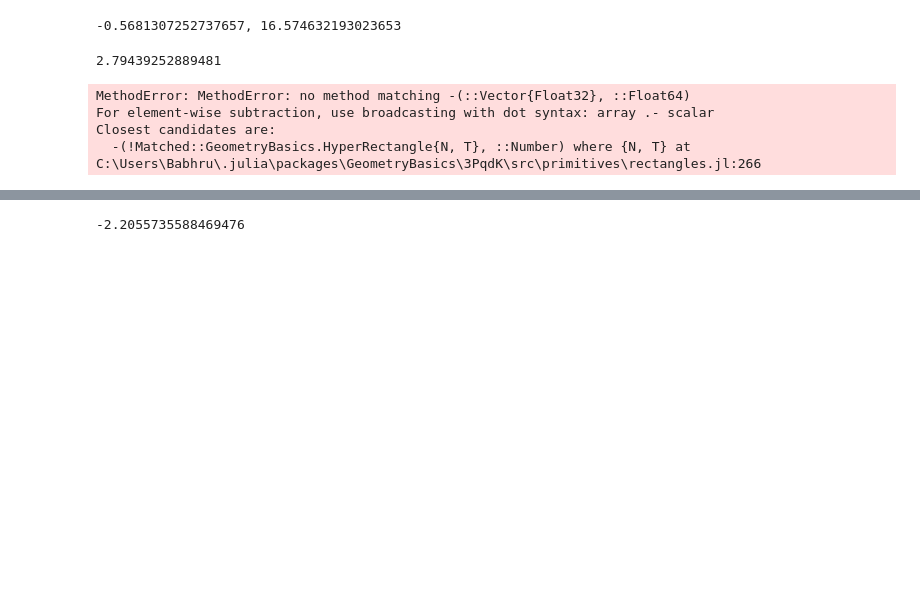
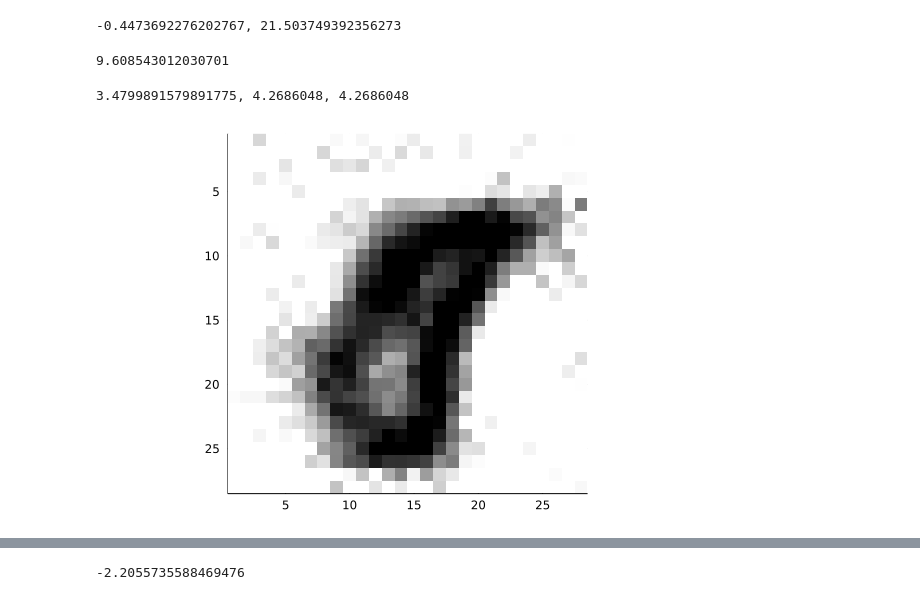
Before and after one commit to babhrujoshi/GNN_Isometries, a Jupyter notebook: MNIST_image_recovery.ipynb, the cells around one changed output, grey strips where cells are left out. Drawn from its saved outputs; the diff is of its cells as text; code cells hidden in the pictures; blank space fills up the shorter version.

```diff
--- a/MNIST_image_recovery.ipynb
+++ b/MNIST_image_recovery.ipynb
@@ -96,34 +173,24 @@ Loading model...Done
 # %%
-m_list = [10, 15, 20, 25, 50, 75, 100, 125, 150, 200, 300, 400];
-z_est_inco_list_3 = zeros(k, length(m_list))
-z_est_co_list_3 = zeros(k, length(m_list))
-
-Threads.@threads for i in 1:length(m_list)
-    m = m_list[i]
-    F_sub = sample_fourier(m, x_dim)  # subsampling DCT for measurement matrix
-    F_sub = F_sub * sqrt(x_dim); #normalization
-
-    y = F_sub * G_inco(z_inco) # measurement vector using subsampled DCT matrix
-    z_est_inco = randn(k) #initialization for algorithm
-    z_est_inco = estimated_code(opt, G_inco, y, F_sub, z_est_inco; max_iter, tolerance, out_toggle)  # run a optimizer to solve the least squares problem
-    z_est_inco_list_3[:,i] = z_est_inco
-
-    y = F_sub * G_co(z_co) # measurement vector using subsampled DCT matrix
-    z_est_co = randn(k) #initialization for algorithm
-    z_est_co = estimated_code(opt, G_co, y, F_sub, z_est_co; max_iter, tolerance, out_toggle)  # run a optimizer to solve the least squares problem
-    z_est_co_list_3[:,i] = z_est_co
-end
+num = 4
+epoch = 40
+z_inco = z_inco_list[num, :]
+z_co = z_co_list[num, :]
+x_true = x_true_list[num, :]
+z_est_inco_list = z_est_inco_matrix[num,:,:]
+z_est_co_list = z_est_co_matrix[num,:,:]
 
 anim = @animate for k ∈ 1:length(m_list)
     p1 = plot(colorview(Gray, reshape(G_inco(z_inco), 28,28)' ), framestyle = :none, bg =:black, title = "original image, α ≤ .81")
-    p2 = plot(colorview(Gray, reshape(G_inco(z_est_inco_list_3[:, k]), 28,28)' ), framestyle = :none, bg =:black, title = "m = $(m_list[k])")
+    p2 = plot(colorview(Gray, reshape(G_inco(z_est_inco_list[:, k]), 28,28)' ), framestyle = :none, bg =:black, title = "m = $(m_list[k])")
 
     p3 = plot(colorview(Gray, reshape(G_co(z_co), 28,28)' ), framestyle = :none, bg =:black, title = "original image, α ≤ .97")
-    p4 = plot(colorview(Gray, reshape(G_co(z_est_co_list_3[:, k]), 28,28)' ), framestyle = :none, bg =:black, title = "m = $(m_list[k])")
+    p4 = plot(colorview(Gray, reshape(G_co(z_est_co_list[:, k]), 28,28)' ), framestyle = :none, bg =:black, title = "m = $(m_list[k])")
 
     plot(p1, p2, p3, p4, layout = grid(2,2))
 end
 gif(anim, fps = 1)
+# colorview(Gray, reshape(x_true,28,28)')
+
 # gif(anim, "anim_3.gif", fps = 1)
 # %% [output]
 ┌ Info: Saved animation to
@@ -139,35 +218,38 @@ subspace_incoherence(F,Q_inco)
 # # plot(plot(colorview(Gray, reshape(G_inco(rand(20)), 28,28)' )), plot(colorview(Gray, reshape(x_true, 28,28)' )) )
 
 sum(G_inco(z_inco))/784
+
+y1 = F_sub * G_inco(z)
+
+y2 = F_sub * x_true
+
+
+norm(y2)
 # %% [output]
--0.5681307252737657, 16.574632193023653
+-0.4473692276202767, 21.503749392356273
-2.79439252889481
+9.608543012030701
 # %%
 z = randn(20)
 z = z_inco
-m = 200
+m = 50
 F_sub = sample_fourier(m, x_dim)  # subsampling DCT for measurement matrix
 F_sub = F_sub * sqrt(x_dim)/sqrt(m); #normalization
 β = 1
 
 # G = Chain(
 #     Dense(20, 500, relu, bias = false; init =(out,in) -> β *W1_co + (1-β) * W1_inco),
 #     Dense(500, 500, relu, bias = false; init =(out,in) -> β *W2_co + (1-β) * W2_inco),
 #     Dense(500, 784, identity, bias = false; init =(out,in) -> β *W3_co + (1-β) * W3_inco),
 # )
 opt = Flux.Optimise.ADAM(.1);
+y =   2 * F_sub * x_true
 
-
-y =  F_sub * x_true
-
-y = F_sub * G_inco(z) #measurement vector using subsampled DCT matrix
+# y = F_sub * G_inco(z) #measurement vector using subsampled DCT matrix
 z_est = randn(k) #initialization for algorithm
-z_est, η = estimated_code(opt, G_inco, y, F_sub, z_est; max_iter, tolerance, out_toggle)  # run a optimizer to solve the least squares problem
+z_est= estimated_code(opt, G_inco, y, F_sub, z_est; max_iter, tolerance, out_toggle)  # run a optimizer to solve the least squares problem
 
 print("$(relative_error(z,z_est)), $(norm(z)), $(norm(z_inco))")
 plot(colorview(Gray, reshape(G_inco(z_est), 28,28)' ))
 # %% [output]
-MethodError: MethodError: no method matching -(::Vector{Float32}, ::Float64)
-For element-wise subtraction, use broadcasting with dot syntax: array .- scalar
-Closest candidates are:
-  -(!Matched::GeometryBasics.HyperRectangle{N, T}, ::Number) where {N, T} at C:\Users\Babhru\.julia\packages\GeometryBasics\3PqdK\src\primitives\rectangles.jl:266
+3.4799891579891775, 4.2686048, 4.2686048
+[figure, added]
```
Also changed, not shown: parts of 7 cells of this notebook, 24 other files.
